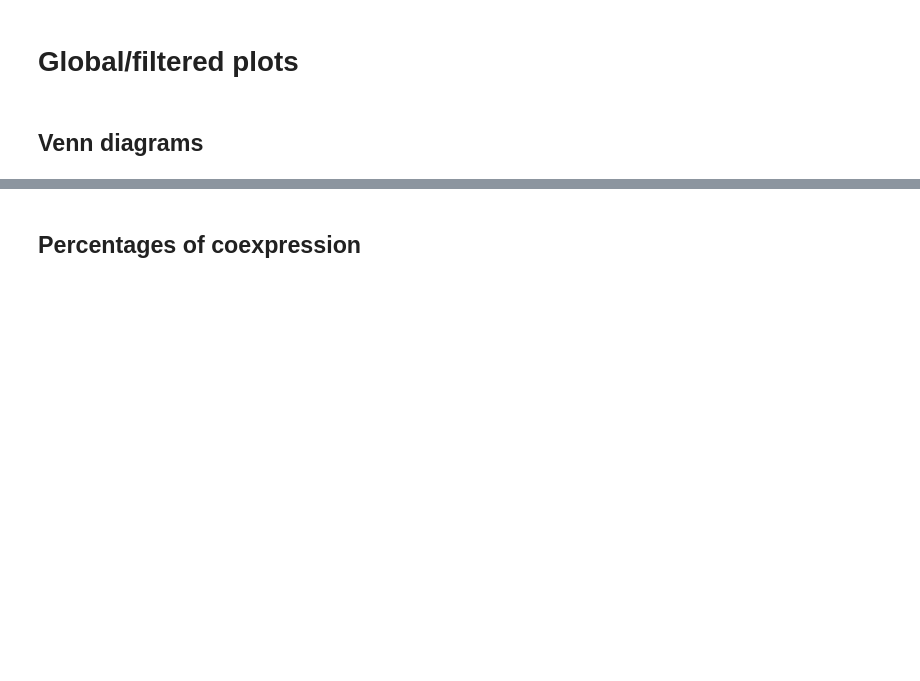
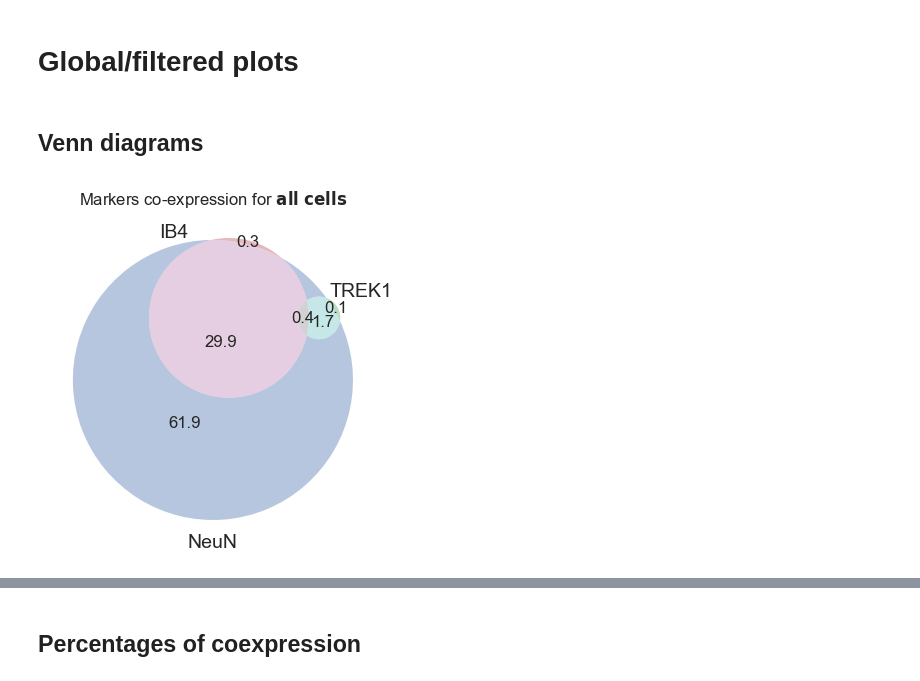
Before and after one commit to slolignier/coexpression, a Jupyter notebook: notebook/coexpression_analysis.ipynb, the cells around one changed output, grey strips where cells are left out. Saved outputs shown, nothing was run; the diff lists cells and outputs as text; code cells hidden in the pictures; blank space fills up the shorter version.

```diff
--- a/notebook/coexpression_analysis.ipynb
+++ b/notebook/coexpression_analysis.ipynb
@@ -349,7 +377,9 @@ def plot_venn(df, filter_list=[], numbers='count'):
     plt.show()
 # %%
 # Plot Venn diagram for all cells
-plot_venn(df, numbers='count')
+plot_venn(df, numbers='percentage')
+# %% [output]
+[figure, added]
 # %%
 # Plot Venn diagram for both sexes
 plot_venn(df, filter_list=[{'sex': 'Male'}, {'sex': 'Female'}], numbers='count')
```
Also changed, not shown: parts of 18 cells of this notebook, 5 other files.
